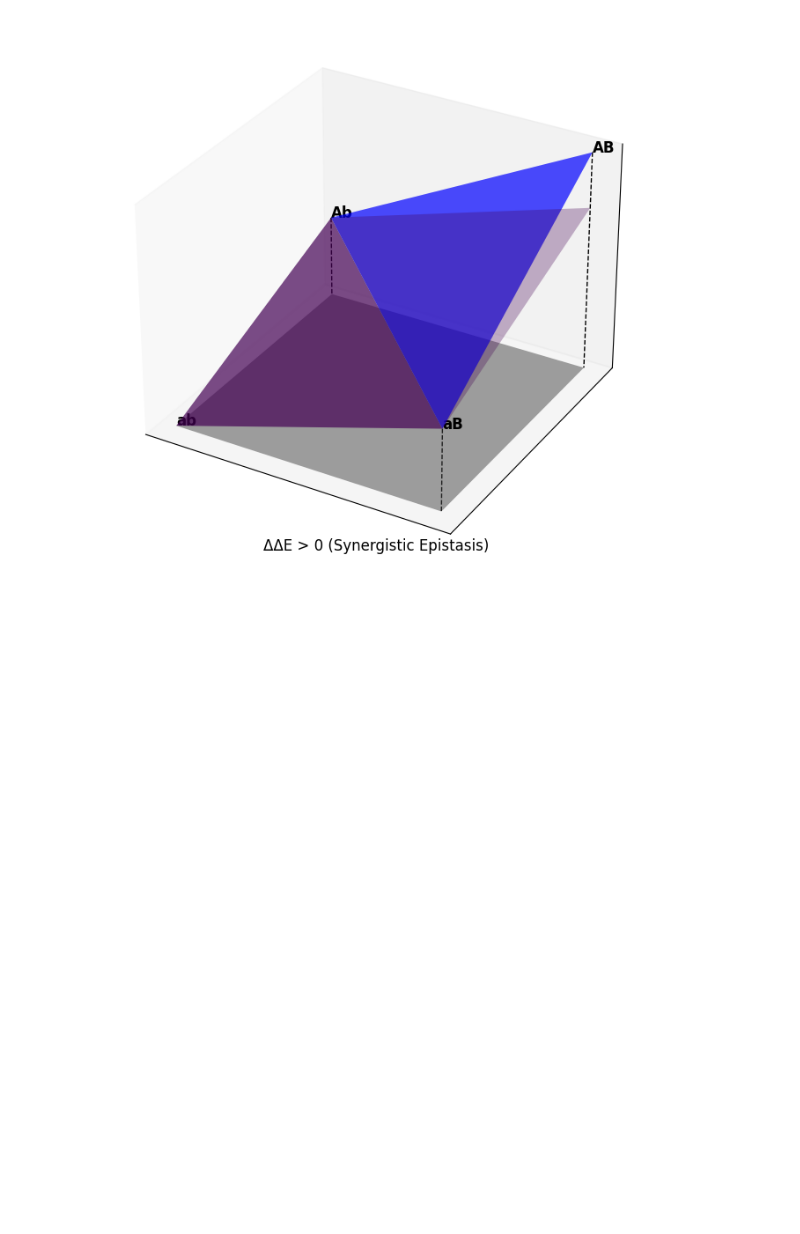
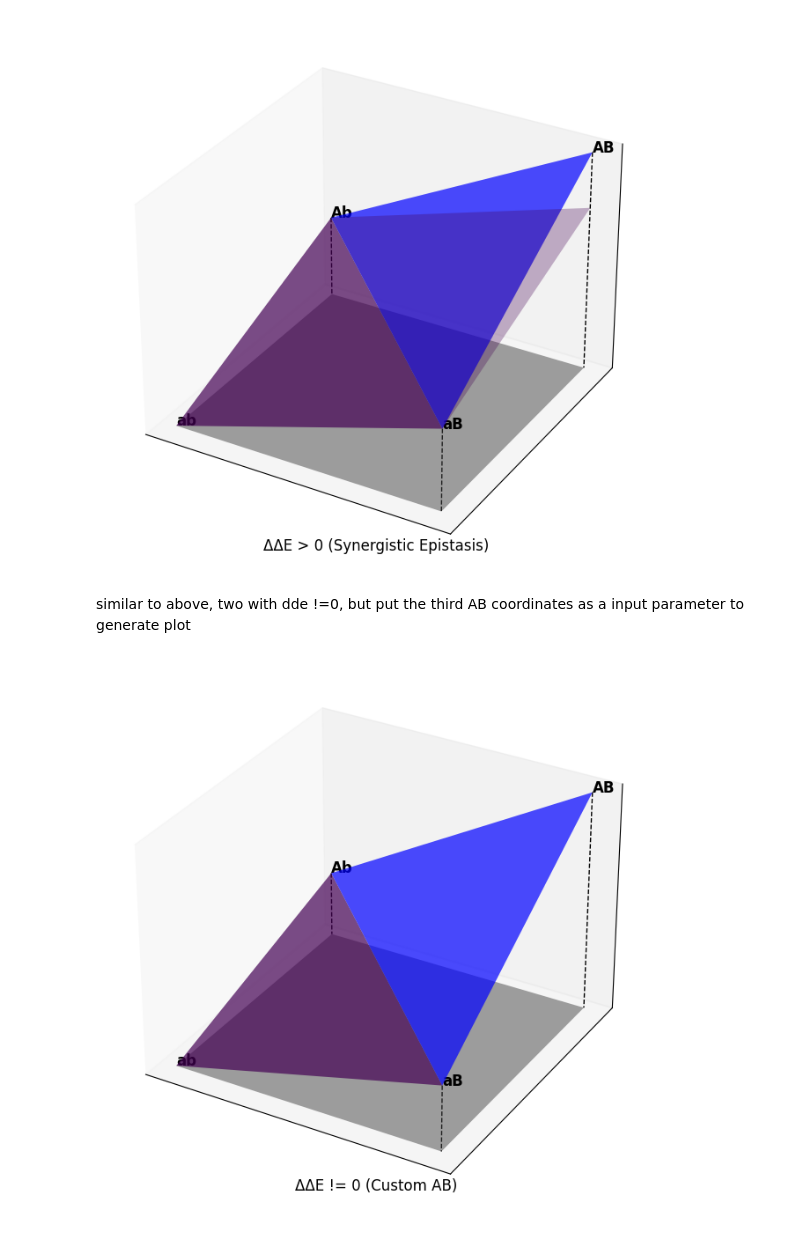
Before and after one commit to Daniel-Xkan/potts_model_test, a Jupyter notebook: epistasis_plot.ipynb, the cells around one changed output. Saved outputs shown, nothing was run; the diff lists cells and outputs as text; code cells hidden in the pictures; blank space fills up the shorter version.

```diff
--- a/epistasis_plot.ipynb
+++ b/epistasis_plot.ipynb
@@ -223,3 +223,67 @@ ax2.plot_trisurf(extra_triangle_vertices[:, 0], extra_triangle_vertices[:, 1], e
 plt.show()
 # %% [output]
 [figure]
+# %% [markdown]
+similar to above, two with dde !=0, but put the third AB coordinates as a input parameter to generate plot
+# %%
+import numpy as np
+from mpl_toolkits.mplot3d import Axes3D
+
+def plot_surface_with_custom_AB(AB_coords):
+    import matplotlib.pyplot as plt
+
+    # Create a new figure for the irregular surface
+    fig = plt.figure(figsize=(10, 8))
+    ax = fig.add_subplot(111, projection='3d')
+
+    # Define the coordinates for the irregular surface
+    coords = np.array([
+        [0, 0, 0],  # ab
+        [0, 4, 3],  # Ab
+        [4, 0, 3],  # aB
+        AB_coords   # AB
+    ])
+
+    labels = ['ab', 'Ab', 'aB', 'AB']
+
+    # Create triangles for the irregular surface
+    # Triangle 1: ab(0,0,0), Ab(0,4,3), aB(4,0,3)
+    triangle1_vertices = np.array([[0, 0, 0], [0, 4, 3], [4, 0, 3]])
+    ax.plot_trisurf(triangle1_vertices[:, 0], triangle1_vertices[:, 1], triangle1_vertices[:, 2], alpha=0.7, cmap='viridis')
+
+    # Triangle 2: Ab(0,4,3), aB(4,0,3), AB
+    triangle2_vertices = np.array([[0, 4, 3], [4, 0, 3], AB_coords])
+    ax.plot_trisurf(triangle2_vertices[:, 0], triangle2_vertices[:, 1], triangle2_vertices[:, 2], alpha=0.7, color='blue')
+
+    # Add labels at the specified coordinates
+    for i, (coord, label) in enumerate(zip(coords, labels)):
+        ax.text(coord[0], coord[1], coord[2], label, fontsize=12, fontweight='bold')
+
+    # Set axis properties
+    ax.set_xlabel('X axis')
+    ax.set_ylabel('Y axis')
+    ax.set_zlabel('Z axis')
+    ax.set_title('ΔΔE != 0 (Custom AB)', y=0.02)
+
+    # Hide grid lines
+    ax.grid(False)
+    ax.set_xticks([])
+    ax.set_yticks([])
+    ax.set_zticks([])
+    ax.set_xlabel('')
+    ax.set_ylabel('')
+    ax.set_zlabel('')
+
+    # Draw vertical lines from each point down to the XY plane (z=0)
+    for coord in coords:
+        ax.plot([coord[0], coord[0]], [coord[1], coord[1]], [coord[2], 0], 'k--', linewidth=1)
+
+    # Draw shadow on the XY plane (z=0)
+    ax.plot_surface(np.array([[0, 0], [4, 4]]), np.array([[0, 4], [0, 4]]), np.array([[0, 0], [0, 0]]), color='grey', alpha=0.5)
+
+    plt.show()
+
+# Example usage:
+plot_surface_with_custom_AB([4, 4, 10])  # Pass the custom AB coordinates as input
+# %% [output]
+[figure, added]
```
Also changed, not shown: 3 other files.
